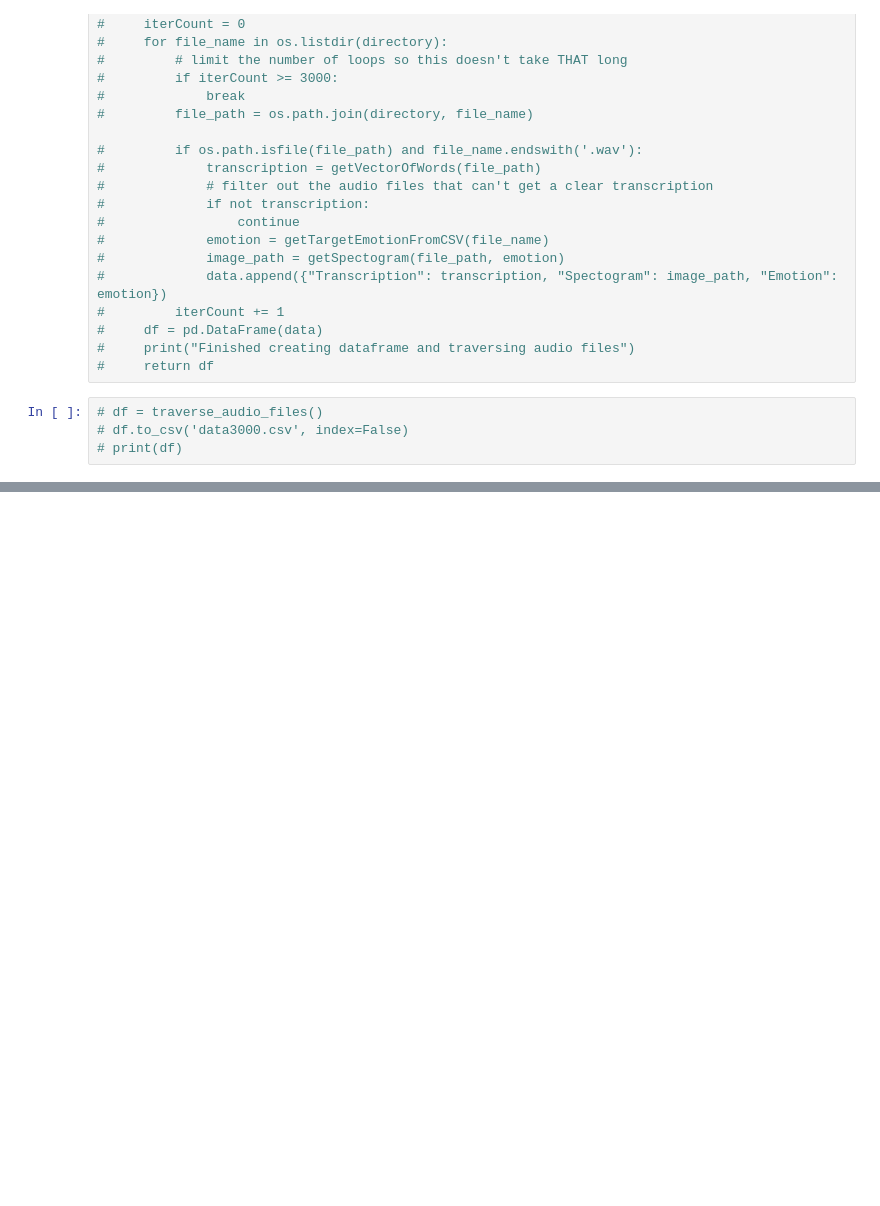
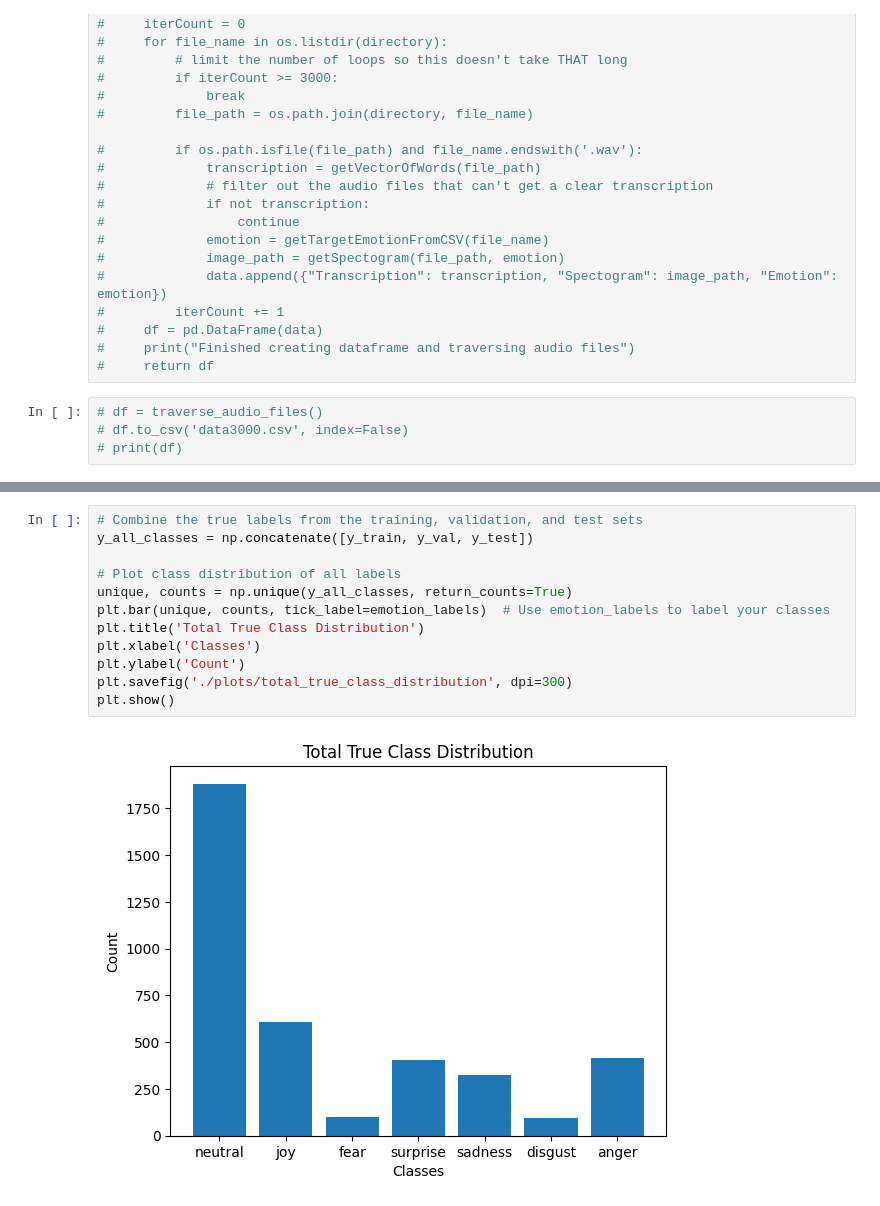
Before and after one commit to wyattnapier/ds340project, a Jupyter notebook: two_branches.ipynb, the cells around one changed output, grey strips where cells are left out. Cells and saved outputs as stored; diff of their text form; blank space fills up the shorter version.

```diff
--- a/two_branches.ipynb
+++ b/two_branches.ipynb
@@ -272,0 +341,14 @@ model.fit(
+# %%
+# Combine the true labels from the training, validation, and test sets
+y_all_classes = np.concatenate([y_train, y_val, y_test])
+
+# Plot class distribution of all labels
+unique, counts = np.unique(y_all_classes, return_counts=True)
+plt.bar(unique, counts, tick_label=emotion_labels)  # Use emotion_labels to label your classes
+plt.title('Total True Class Distribution')
+plt.xlabel('Classes')
+plt.ylabel('Count')
+plt.savefig('./plots/total_true_class_distribution', dpi=300)
+plt.show()
+# %% [output]
+[figure, added]
```
Also changed, not shown: parts of 9 cells of this notebook.
